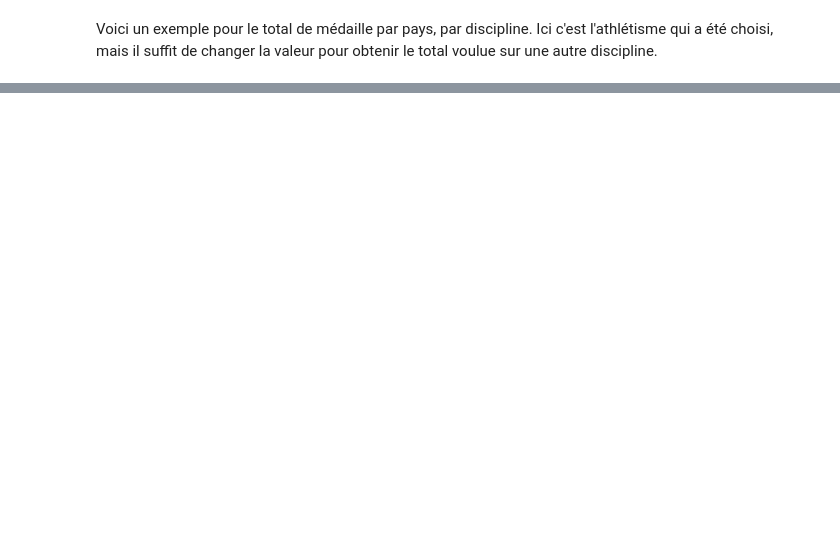
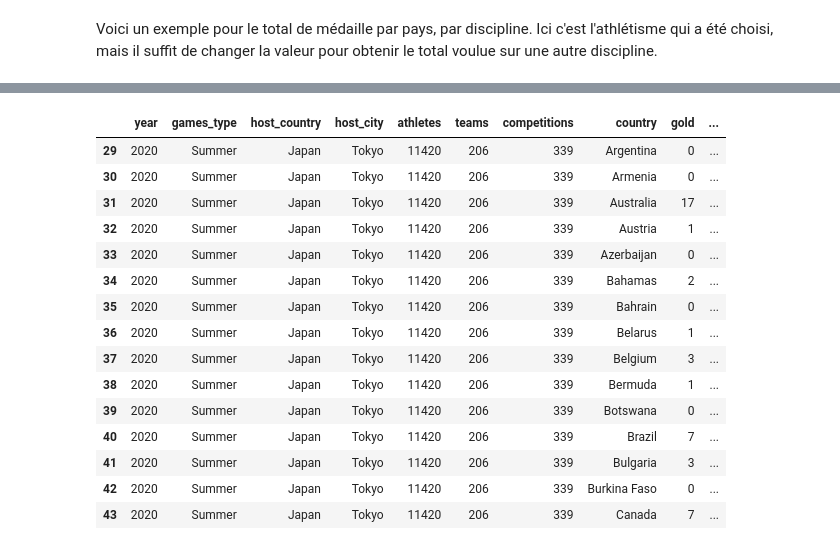
Before and after one commit to steeve-dev/atl-bigdata-IA, a Jupyter notebook: analyse_data.ipynb, the cells around one changed output, grey strips where cells are left out. Saved outputs shown, nothing was run; the diff lists cells and outputs as text; code cells hidden in the pictures; blank space fills up the shorter version.

Commit message:
make prediction

```diff
--- a/analyse_data.ipynb
+++ b/analyse_data.ipynb
@@ -243,0 +271,3 @@ KeyError: "None of [Index(['1908', '1908', '1908', '1908', '1908', '1908', '1908
+# %%
+country_file = pd.read_csv('Data/olympic_games.csv')
+country_file.info()
@@ -243,0 +293,22 @@ KeyError: "None of [Index(['1908', '1908', '1908', '1908', '1908', '1908', '1908
+# %%
+country_file['total_medaille'] = country_file['gold'] + country_file['silver']+country_file['bronze']
+country_file = country_file[country_file['games_type']=='Summer']
+country_file.to_csv('data_country_prediction.csv', index=True )
+country_file.head(15)
+# %% [output]
+|  | year | games_type | host_country | host_city | athletes | teams | competitions | country | gold | ... |
+| 29 | 2020 | Summer | Japan | Tokyo | 11420 | 206 | 339 | Argentina | 0 | ... |
+| 30 | 2020 | Summer | Japan | Tokyo | 11420 | 206 | 339 | Armenia | 0 | ... |
+| 31 | 2020 | Summer | Japan | Tokyo | 11420 | 206 | 339 | Australia | 17 | ... |
+| 32 | 2020 | Summer | Japan | Tokyo | 11420 | 206 | 339 | Austria | 1 | ... |
+| 33 | 2020 | Summer | Japan | Tokyo | 11420 | 206 | 339 | Azerbaijan | 0 | ... |
+| 34 | 2020 | Summer | Japan | Tokyo | 11420 | 206 | 339 | Bahamas | 2 | ... |
+| 35 | 2020 | Summer | Japan | Tokyo | 11420 | 206 | 339 | Bahrain | 0 | ... |
+| 36 | 2020 | Summer | Japan | Tokyo | 11420 | 206 | 339 | Belarus | 1 | ... |
+| 37 | 2020 | Summer | Japan | Tokyo | 11420 | 206 | 339 | Belgium | 3 | ... |
+| 38 | 2020 | Summer | Japan | Tokyo | 11420 | 206 | 339 | Bermuda | 1 | ... |
+| 39 | 2020 | Summer | Japan | Tokyo | 11420 | 206 | 339 | Botswana | 0 | ... |
+| 40 | 2020 | Summer | Japan | Tokyo | 11420 | 206 | 339 | Brazil | 7 | ... |
+| 41 | 2020 | Summer | Japan | Tokyo | 11420 | 206 | 339 | Bulgaria | 3 | ... |
+| 42 | 2020 | Summer | Japan | Tokyo | 11420 | 206 | 339 | Burkina Faso | 0 | ... |
+| 43 | 2020 | Summer | Japan | Tokyo | 11420 | 206 | 339 | Canada | 7 | ... |
```
Also changed, not shown: parts of 5 cells of this notebook, 11 other files.
